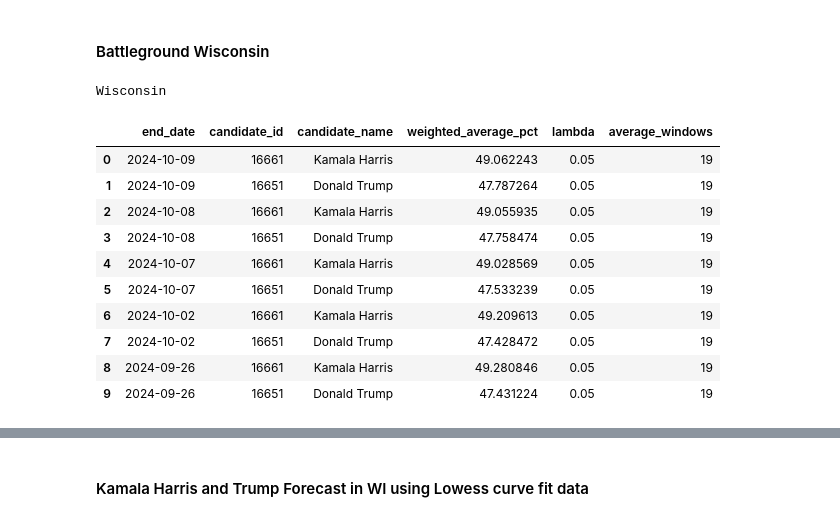
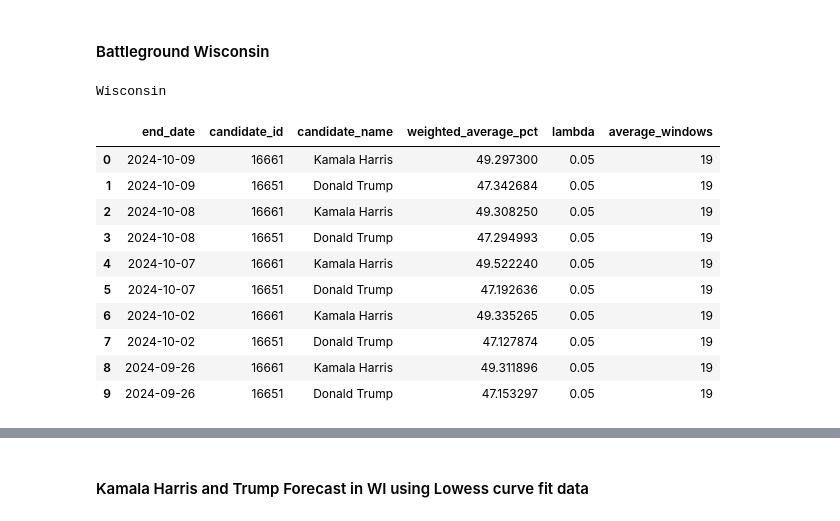
Before and after one commit to christophermoverton/ppoll_jupyterlab, a Jupyter notebook: 538pollingdata.ipynb, the cells around one changed output, grey strips where cells are left out. Drawn from its saved outputs; the diff is of its cells as text; code cells hidden in the pictures.

```diff
--- a/538pollingdata.ipynb
+++ b/538pollingdata.ipynb
@@ -2010,13 +2072,48 @@ for lambda_value in lambda_values:
                 #lets grab house effect data
                 # Group the data by 'pollster' and calculate the mean of 'pct' for each pollstera
                 #Start House effect data computation#
-                c_mean2 = candidate_data[(candidate_data['days_past_index'] < avg_window) & (candidate_data['days_past_index'] >= 0)]['pct'].mean()
-                c_mean_by_pollster = candidate_data[(candidate_data['days_past_index'] < avg_window) &
-                                                    (candidate_data['days_past_index'] >= 0)].groupby('pollster_id')['pct'].mean()
+                #candidate_data['weight_mode'] = 1.0  # Assuming 'weight_mode' is a fixed value of 1.0, adjust if needed
+                candidate_data.loc[:, 'w_i'] = (
+                    candidate_data['weight_mode'] * candidate_data['weight_sample'] *
+                    candidate_data['weight_score'] * candidate_data['weight_time'] * candidate_data['weight_outlier']
+                )
+                #c_mean2data = candidate_data[(candidate_data['days_past_index'] < avg_window) & (candidate_data['days_past_index'] >= 0)]
+                #c_mean2 = np.average(c_mean2data['pct'], weights=c_mean2data['w_i'])
+                #c_mean2 = candidate_data[(candidate_data['days_past_index'] < avg_window) & (candidate_data['days_past_index'] >= 0)]['pct'].mean()
+                ##c_mean_by_pollster = candidate_data.groupby('pollster_id')['pct'].mean()
 
+                    # Create an empty dictionary to store the results
+                pollster_means = {}
+
+                # Group the data by 'pollster_id'
+                grouped = candidate_data.groupby('pollster_id')
+
+                # Loop through each group (i.e., each pollster)
+                for pollster_id, group in grouped:
+                    # Find the most recent 'end_date' for this pollster
+                    last_end_date_index = group['days_past_index'].min()
+
+                    # Calculate the start date for the filtering (last_end_date - x_days)
+                    start_date_index = last_end_date_index+avg_window
+
+                    # Filter the group's data to only include rows between start_date and last_end_date
+                    filtered_group = group[(group['days_past_index'] >= last_end_date_index) & (group['days_past_index'] <= start_date_index)]
+
+                    # Calculate the mean of 'pct' for this filtered group
+                    pollster_mean = filtered_group['pct'].mean()
+                    c_mean2data = candidate_data[(candidate_data['days_past_index'] >= last_end_date_index) & (candidate_data['days_past_index'] <= start_date_index)]
+                    c_mean2 = c_mean2data['pct'].mean() #np.average(c_mean2data['pct'], weights=c_mean2data['w_i']) #c_mean2data['pct'].mean()
+                    # Store the result in the dictionary
+                    house_effect = pollster_mean - c_mean2
+                    pollster_means[pollster_id] = house_effect
+
+                # Convert the dictionary to a pandas Series for easier handling
+                c_mean_by_pollster = pd.Series(pollster_means)
 
                 # Convert to a DataFrame for easier manipulation
                 c_mean_by_pollster_df = c_mean_by_pollster.reset_index()
+                # Rename the columns for clarity
+                c_mean_by_pollster_df.columns = ['pollster_id', 'house_effect']
                 # Check for NaN values in the entire DataFrame
                 #nan_check = c_mean_by_pollster_df.isna().sum()
                 #print(c_mean)
@@ -2024,11 +2121,11 @@ for lambda_value in lambda_values:
                 # Display the result
                 #print(nan_check)
                 # Calculate the house effect for each pollster (difference from overall mean)
-                c_mean_by_pollster_df['house_effect'] = c_mean_by_pollster_df['pct'] - c_mean2
+                #c_mean_by_pollster_df['house_effect'] = c_mean_by_pollster_df['mean_pct'] - c_mean2
                 # Fill NaN values with 0 in the 'house_effect' column
                 #c_mean_by_pollster_df['house_effect'].fillna(0, inplace=True)
 
-                c_mean_by_pollster_df['house_effect'] = c_mean_by_pollster_df['house_effect'].fillna(0)
+                #c_mean_by_pollster_df['house_effect'] = c_mean_by_pollster_df['house_effect'].fillna(0)
                 #print(c_mean_by_pollster_df.head())
                 # Merge the house effect back into the original data
                 candidate_data = candidate_data.merge(c_mean_by_pollster_df[['pollster_id', 'house_effect']], on='pollster_id', how='left')
@@ -2051,53 +2148,49 @@ for lambda_value in lambda_values:
                 #end saving house effect data for box plots
                 #print(candidate_data['adjusted_pct'].head(10))
                 # Step 8: Compute the total weight 'w_i' for each poll
-                #candidate_data['weight_mode'] = 1.0  # Assuming 'weight_mode' is a fixed value of 1.0, adjust if needed
-                candidate_data.loc[:, 'w_i'] = (
-                    candidate_data['weight_mode'] * candidate_data['weight_sample'] *
-                    candidate_data['weight_score'] * candidate_data['weight_time'] * candidate_data['weight_outlier']
-                )
+
                 # check for NaN entries in the w_i column
                 #nan_weight_i = candidate_data['w_i'].isna().sum()
                 #print result
                 #print(f"Number of NaN value in 'w_i': {nan_weight_i}")
 
                 # Step 3: Identify rows with NaN in w_i to examine their individual values
                 #nan_rows = candidate_data[candidate_data['w_i'].isna()]
                 #print("Rows producing NaN in 'w_i':")
                 #print(nan_rows[['methodology','weight_mode', 'weight_sample', 'weight_score', 'weight_time', 'w_i']])
 
                 # Step 9: Compute the weighted average of the poll points ('pct') using the computed weights
                 weighted_average_pct = np.average(candidate_data['adjusted_pct'], weights=candidate_data['w_i'])
 
                 # Step 10: Store the current date, candidate_id, candidate_name, and the weighted average in a new DataFrame
                 if not candidate_data.empty:
                     candidate_name = candidate_data['candidate_name'].iloc[0]
                     weighted_averages.append({
                         'end_date': current_date,
                         'candidate_id': candidate,
                         'candidate_name': candidate_name,
                         'weighted_average_pct': weighted_average_pct,
                         'lambda': lambda_value,
                         'average_windows': avg_window
                     })
 
 # Convert the results into a new DataFrame
 df_weighted_averages = pd.DataFrame(weighted_averages)
 print("Wisconsin")
 df_weighted_averages.head(10)
 # %% [output]
 Wisconsin
 |  | end_date | candidate_id | candidate_name | weighted_average_pct | lambda | average_windows |
-| 0 | 2024-10-09 | 16661 | Kamala Harris | 49.062243 | 0.05 | 19 |
-| 1 | 2024-10-09 | 16651 | Donald Trump | 47.787264 | 0.05 | 19 |
-| 2 | 2024-10-08 | 16661 | Kamala Harris | 49.055935 | 0.05 | 19 |
-| 3 | 2024-10-08 | 16651 | Donald Trump | 47.758474 | 0.05 | 19 |
-| 4 | 2024-10-07 | 16661 | Kamala Harris | 49.028569 | 0.05 | 19 |
-| 5 | 2024-10-07 | 16651 | Donald Trump | 47.533239 | 0.05 | 19 |
-| 6 | 2024-10-02 | 16661 | Kamala Harris | 49.209613 | 0.05 | 19 |
-| 7 | 2024-10-02 | 16651 | Donald Trump | 47.428472 | 0.05 | 19 |
-| 8 | 2024-09-26 | 16661 | Kamala Harris | 49.280846 | 0.05 | 19 |
-| 9 | 2024-09-26 | 16651 | Donald Trump | 47.431224 | 0.05 | 19 |
+| 0 | 2024-10-09 | 16661 | Kamala Harris | 49.297300 | 0.05 | 19 |
+| 1 | 2024-10-09 | 16651 | Donald Trump | 47.342684 | 0.05 | 19 |
+| 2 | 2024-10-08 | 16661 | Kamala Harris | 49.308250 | 0.05 | 19 |
+| 3 | 2024-10-08 | 16651 | Donald Trump | 47.294993 | 0.05 | 19 |
+| 4 | 2024-10-07 | 16661 | Kamala Harris | 49.522240 | 0.05 | 19 |
+| 5 | 2024-10-07 | 16651 | Donald Trump | 47.192636 | 0.05 | 19 |
+| 6 | 2024-10-02 | 16661 | Kamala Harris | 49.335265 | 0.05 | 19 |
+| 7 | 2024-10-02 | 16651 | Donald Trump | 47.127874 | 0.05 | 19 |
+| 8 | 2024-09-26 | 16661 | Kamala Harris | 49.311896 | 0.05 | 19 |
+| 9 | 2024-09-26 | 16651 | Donald Trump | 47.153297 | 0.05 | 19 |
 # %%
 import altair as alt
 
```
Also changed, not shown: parts of 45 cells of this notebook, 3 other files.
